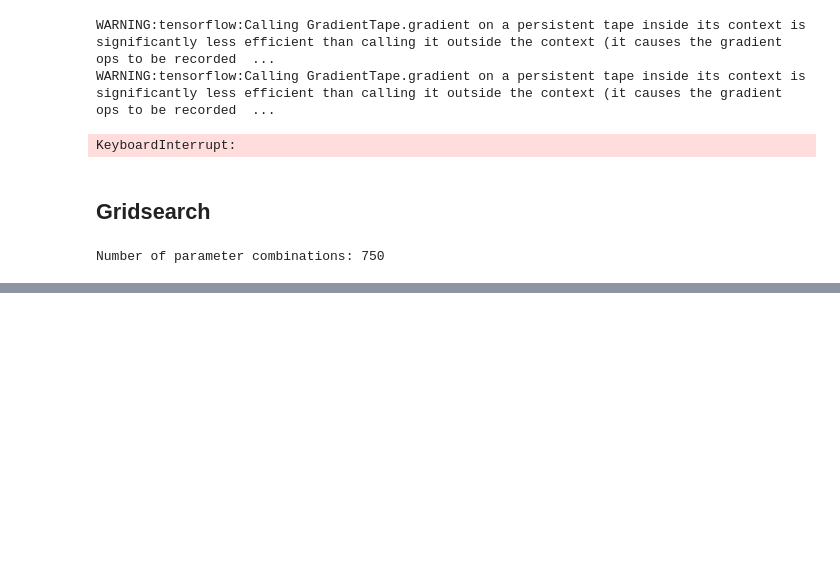
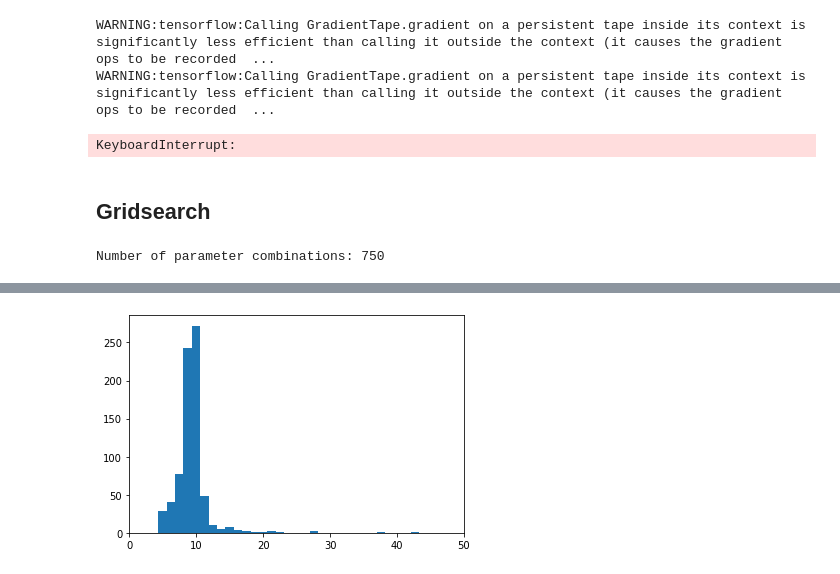
Before and after one commit to SouthEndMusic/PINN-project-special-topics-in-CSE, a Jupyter notebook: PINN v3/Results Stokesflow.ipynb, the cells around one changed output, grey strips where cells are left out. Cells and saved outputs as stored; diff of their text form; code cells hidden in the pictures; blank space fills up the shorter version.

```diff
--- a/PINN v3/Results Stokesflow.ipynb
+++ b/PINN v3/Results Stokesflow.ipynb
@@ -207,0 +223,7 @@ Name: 622, dtype: float64
+# %%
+import matplotlib.pyplot as plt
+fig, ax = plt.subplots()
+ax.hist(gridsearch_data['final_loss'], bins = 250)
+ax.set_xlim(0,50);
+# %% [output]
+[figure, added]
```
Also changed, not shown: parts of 5 cells of this notebook, 4 other files.
